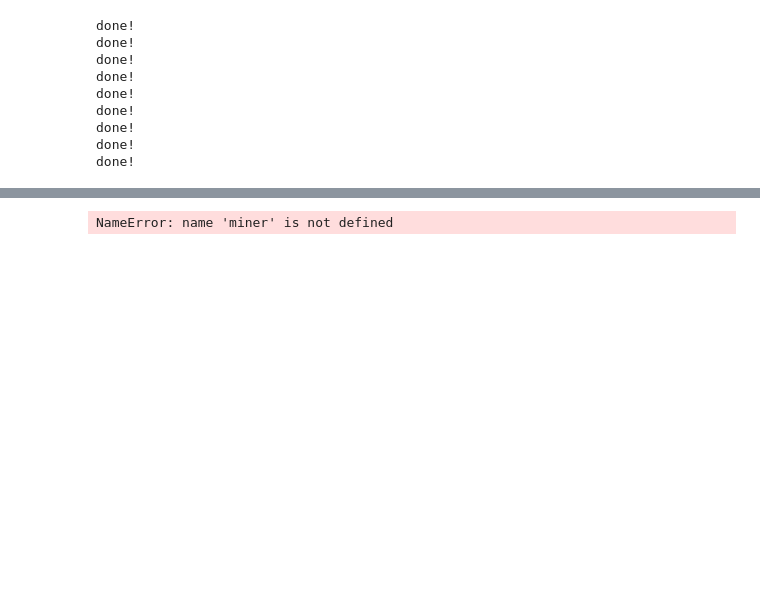
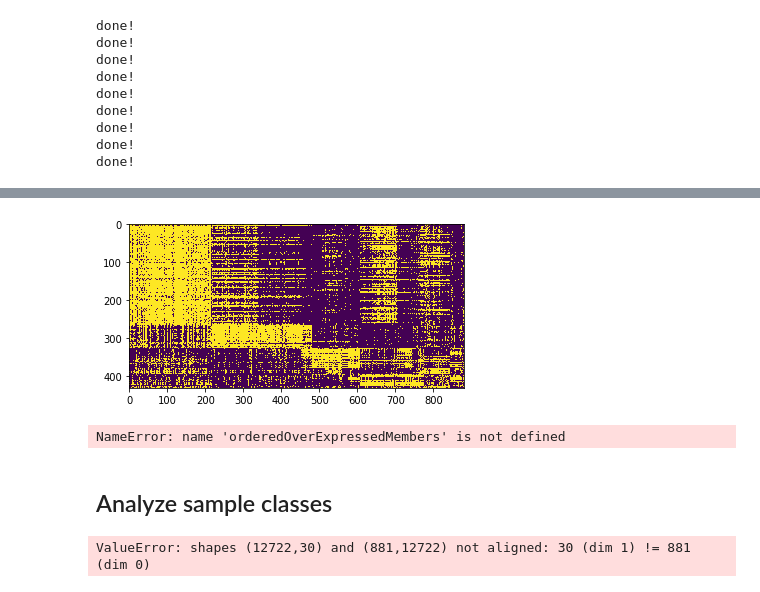
Before and after one commit to baliga-lab/miner3, a Jupyter notebook: miner/src/minerAnalysis.ipynb, the cells around one changed output, grey strips where cells are left out. Drawn from its saved outputs; the diff is of its cells as text; code cells hidden in the pictures; blank space fills up the shorter version.

```diff
--- a/miner/src/minerAnalysis.ipynb
+++ b/miner/src/minerAnalysis.ipynb
@@ -262,6 +266,12 @@ plt.imshow(similarityMatrix.loc[np.hstack(centroidClusters),np.hstack(centroidCl
 # %%
-mappedClusters = miner.mapExpressionToNetwork(centroidMatrix,overExpressedMembersMatrix,threshold = 0.25)
+mappedClusters = miner.mapExpressionToNetwork(centroidMatrix,sampleMatrix,threshold = 0.25)
 # %%
-orderedOverExpressedMembers = miner.orderMembership(centroidMatrix,overExpressedMembersMatrix,mappedClusters,resultsDirectory=resultsDirectory)
+orderedOverExpressedMembers = miner.orderMembership(centroidMatrix,sampleMatrix,mappedClusters,resultsDirectory=resultsDirectory)
 # %% [output]
-NameError: name 'miner' is not defined
+[figure, added]
+# %%
+orderedOverExpressedMembers
+# %% [output]
+NameError: name 'orderedOverExpressedMembers' is not defined
+# %% [markdown]
+## Analyze sample classes
@@ -267,0 +284,4 @@ NameError: name 'miner' is not defined
+# %%
+transformedExpressionData = miner.transformBiclusters(expressionData.loc[laplacian.index,:],override=eigenvectors)
+# %% [output]
+ValueError: shapes (12722,30) and (881,12722) not aligned: 30 (dim 1) != 881 (dim 0)
```
Also changed, not shown: parts of 67 cells of this notebook, 1 other file.
